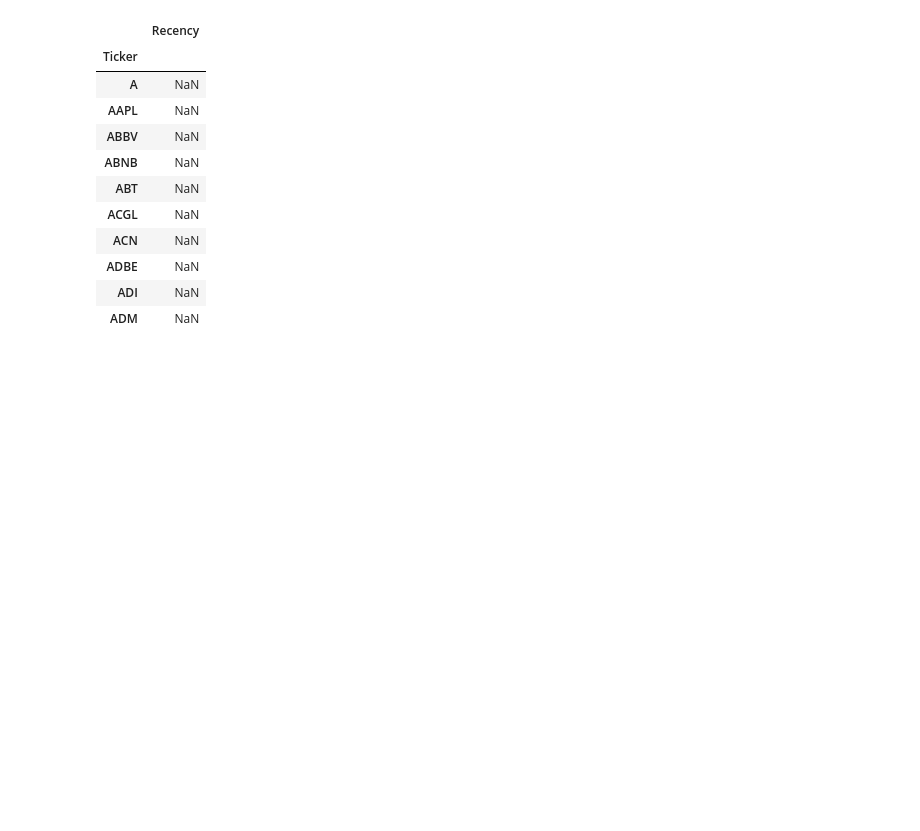
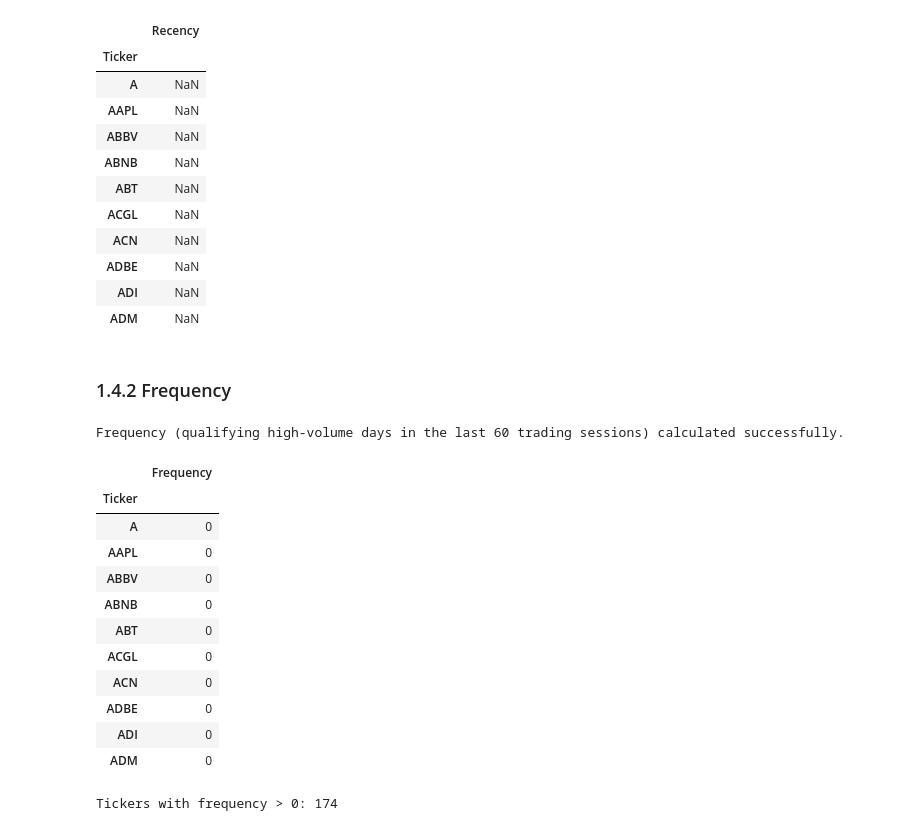
Before and after one commit to Govindu-Sathruwan/CRM-CM-CW1, a Jupyter notebook: CRM_&_CM_CW1.ipynb, the cells around one changed output. Saved outputs shown, nothing was run; the diff lists cells and outputs as text; code cells hidden in the pictures; blank space fills up the shorter version.

Commit message:
Calculate frequency

```diff
--- a/CRM_&_CM_CW1.ipynb
+++ b/CRM_&_CM_CW1.ipynb
@@ -492,3 +492,36 @@ Missing values (NaNs) in Recency: 191
 | ADBE | NaN |
 | ADI | NaN |
 | ADM | NaN |
+# %% [markdown]
+### 1.4.2 Frequency
+# %%
+# Filter the high-volume day flags for the latest 60 trading sessions up to the observation date
+high_vol_60_days = high_vol_days.loc[:, :observation_date].iloc[:, -60:]
+
+# Calculate frequency as the count of qualifying high volume days in these 60 days
+frequency_series = high_vol_60_days.sum(axis=1).rename('Frequency')
+
+# Convert to a DataFrame
+frequency_df = frequency_series.to_frame()
+
+print("Frequency (qualifying high-volume days in the last 60 trading sessions) calculated successfully.")
+display(frequency_df.head(10))
+# %% [output]
+Frequency (qualifying high-volume days in the last 60 trading sessions) calculated successfully.
+|  | Frequency |
+| Ticker |  |
+| A | 0 |
+| AAPL | 0 |
+| ABBV | 0 |
+| ABNB | 0 |
+| ABT | 0 |
+| ACGL | 0 |
+| ACN | 0 |
+| ADBE | 0 |
+| ADI | 0 |
+| ADM | 0 |
+# %%
+# tickers with frequency more than 0
+print(f"Tickers with frequency > 0: {len(frequency_df[frequency_df['Frequency'] > 0])}")
+# %% [output]
+Tickers with frequency > 0: 174
```
Also changed, not shown: parts of 6 cells of this notebook.
